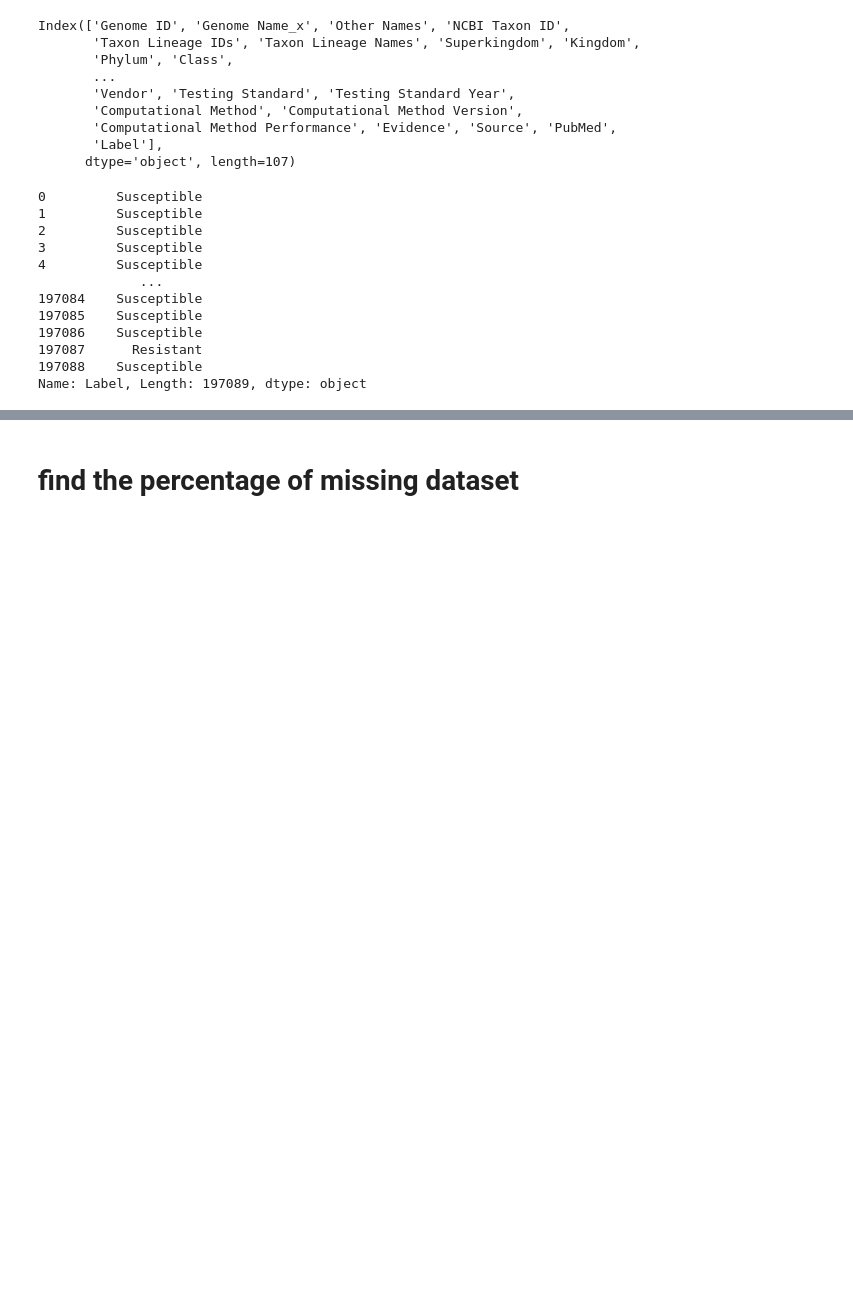
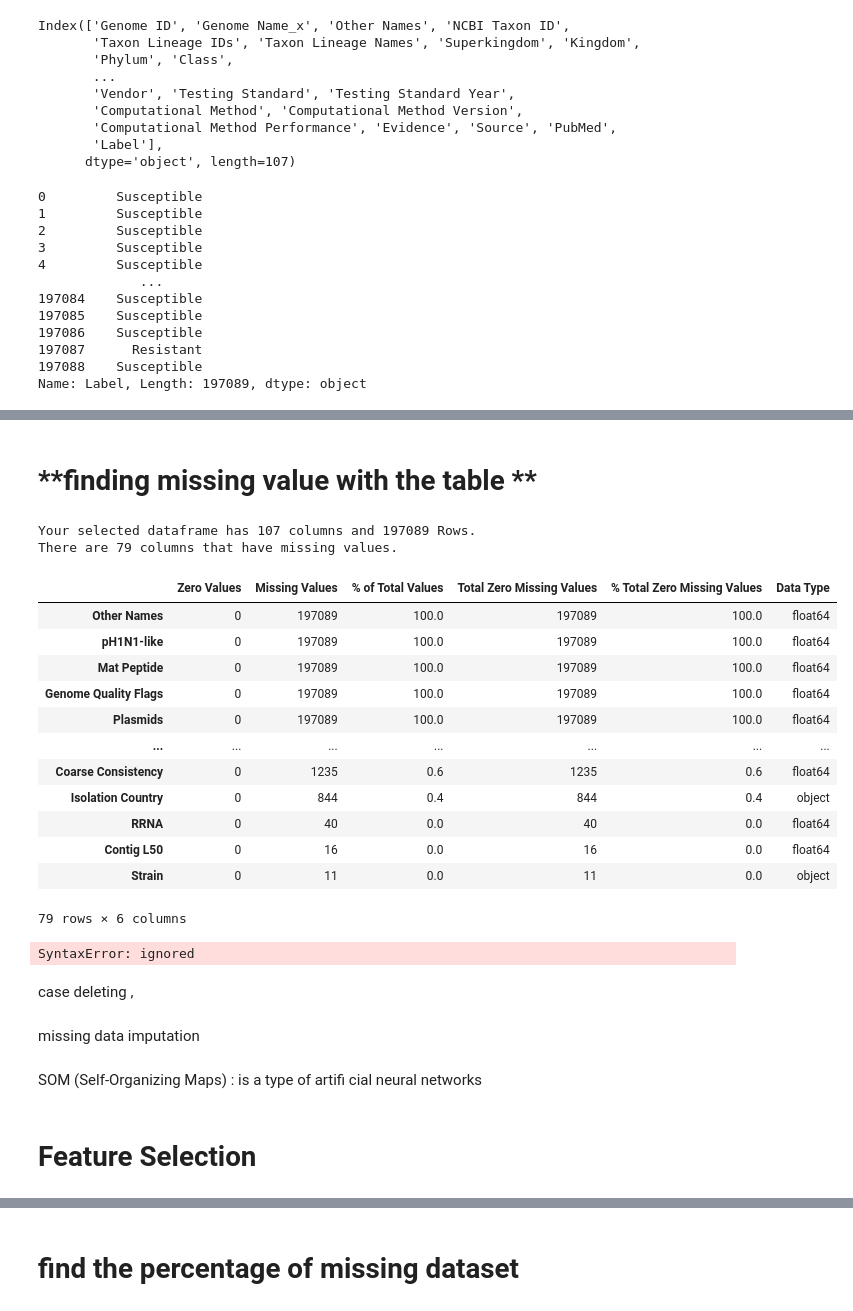
Before and after one commit to ferdoneh/mycobacterium_tuberculosis, a Jupyter notebook: experiment.ipynb, the cells around one changed output, grey strips where cells are left out. Cells and saved outputs as stored; diff of their text form; code cells hidden in the pictures; blank space fills up the shorter version.

```diff
--- a/experiment.ipynb
+++ b/experiment.ipynb
@@ -80,6 +91,6 @@ Columns (16,18,19,31,45,73,81) have mixed types.Specify dtype option on import o
 # %%
-data = pd.merge(df1, df2, on="Genome ID")
-data.head()
+df = pd.merge(df1, df2, on="Genome ID")
+df.head()
 # %% [output]
 |  | Genome ID | Genome Name_x | Other Names | NCBI Taxon ID | Taxon Lineage IDs | Taxon Lineage Names | ... |
 | 0 | 115862.23 | Mycobacterium tuberculosis varian... | NaN | 115862 | 131567;2;1783272;201174;1760;8500... | cellular organisms;Bacteria;Terra... | ... |
@@ -135,10 +150,10 @@ Source has values [nan], 1 values total.
 The labels of the features to see that they are all present
 change label names for  the dataframe.
 # %%
-label = data['Resistant Phenotype']
-data = data.drop(columns='Resistant Phenotype')
-data["Label"] = label
-data.columns
+label = df['Resistant Phenotype']
+df = df.drop(columns='Resistant Phenotype')
+df["Label"] = label
+df.columns
 # %% [output]
 Index(['Genome ID', 'Genome Name_x', 'Other Names', 'NCBI Taxon ID',
        'Taxon Lineage IDs', 'Taxon Lineage Names', 'Superkingdom', 'Kingdom',
@@ -222 +218,56 @@ Length: 107, dtype: object
+# %% [markdown]
+# **finding missing value with the  table **
+# %%
+def missing_zero_values_table(df):
+        zero_val = (df == 0.00).astype(int).sum(axis=0)
+        mis_val = df.isnull().sum()
+        mis_val_percent = 100 * df.isnull().sum() / len(df)
+        mz_table = pd.concat([zero_val, mis_val, mis_val_percent], axis=1)
+        mz_table = mz_table.rename(
+        columns = {0 : 'Zero Values', 1 : 'Missing Values', 2 : '% of Total Values'})
+        mz_table['Total Zero Missing Values'] = mz_table['Zero Values'] + mz_table['Missing Values']
+        mz_table['% Total Zero Missing Values'] = 100 * mz_table['Total Zero Missing Values'] / len(df)
+        mz_table['Data Type'] = df.dtypes
+        mz_table = mz_table[mz_table.iloc[:,1] != 0].sort_values('% of Total Values', ascending=False).round(1)
+        print ("Your selected dataframe has " + str(df.shape[1]) + " columns and " + str(df.shape[0]) + " Rows.\n"
+            "There are " + str(mz_table.shape[0]) +" columns that have missing values.")
+#         mz_table.to_excel('D:/sampledata/missing_and_zero_values.xlsx', freeze_panes=(1,0), index = False)
+        return mz_table
+
+missing_zero_values_table(df)
+# %% [output]
+Your selected dataframe has 107 columns and 197089 Rows.
+There are 79 columns that have missing values.
+|  | Zero Values | Missing Values | % of Total Values | Total Zero Missing Values | % Total Zero Missing Values | Data Type |
+| Other Names | 0 | 197089 | 100.0 | 197089 | 100.0 | float64 |
+| pH1N1-like | 0 | 197089 | 100.0 | 197089 | 100.0 | float64 |
+| Mat Peptide | 0 | 197089 | 100.0 | 197089 | 100.0 | float64 |
+| Genome Quality Flags | 0 | 197089 | 100.0 | 197089 | 100.0 | float64 |
+| Plasmids | 0 | 197089 | 100.0 | 197089 | 100.0 | float64 |
+| ... | ... | ... | ... | ... | ... | ... |
+| Coarse Consistency | 0 | 1235 | 0.6 | 1235 | 0.6 | float64 |
+| Isolation Country | 0 | 844 | 0.4 | 844 | 0.4 | object |
+| RRNA | 0 | 40 | 0.0 | 40 | 0.0 | float64 |
+| Contig L50 | 0 | 16 | 0.0 | 16 | 0.0 | float64 |
+| Strain | 0 | 11 | 0.0 | 11 | 0.0 | object |
+79 rows × 6 columns
+# %%
+# df.drop(['Genome ID'], axis = 1, inplace = True)
+ #Check to see if Id has been removed. df.columns
+# df.drop(['Serovar','Biovar','MLST','Pathovar','Altitude'], axis = 1, inplace = True)
+# df.drop(['Latitude','Longitude', 'Other Environmental', 'Depth','Body Sample Subsite','Reference'], axis = 1, inplace = True)
+# df.drop(['PATRIC CDS'], axis = 1, inplace = True)
+# df.drop(['NCBI Taxon ID', 'Host Name'], axis = 1, inplace = True)
+list_of_features = ["Geographic Group	","Collection Year","Laboratory Typing Method","SRA Accession","Geographic Location","",,,,,,,,,]
+# %% [output]
+SyntaxError: ignored
+# %% [markdown]
+case deleting ,
+# %% [markdown]
+missing data imputation
+# %% [markdown]
+
+SOM (Self-Organizing Maps) : is a type of artifi cial neural networks
+# %% [markdown]
+# **Feature Selection**
 # %%
```
Also changed, not shown: parts of 26 cells of this notebook.
